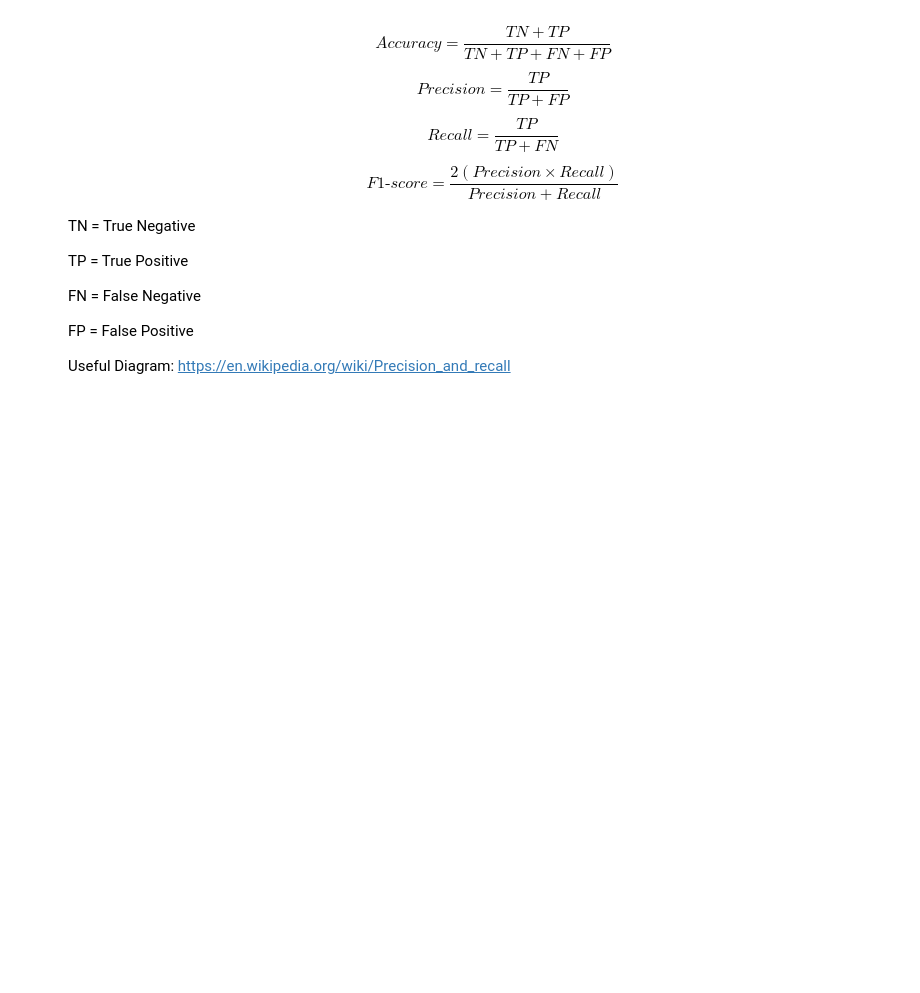
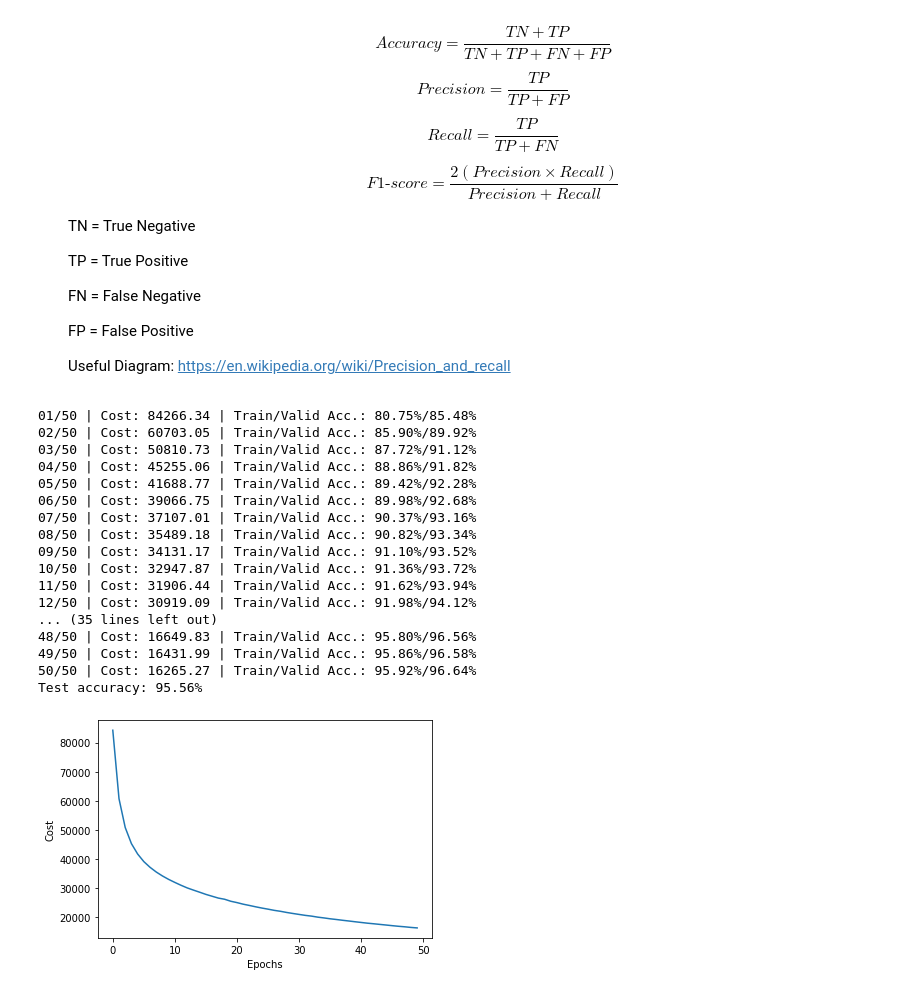
Before and after one commit to limited-fion/ee3-ml, a Jupyter notebook: Fion_ML_MLP.ipynb, the cells around one changed output. Cells and saved outputs as stored; diff of their text form; code cells hidden in the pictures; blank space fills up the shorter version.

```diff
--- a/Fion_ML_MLP.ipynb
+++ b/Fion_ML_MLP.ipynb
@@ -739,3 +662,59 @@ For this task, use the optimised l2 value from Task 1 and sigmoid activation. Ju
   FP = False Positive
 
   Useful Diagram: https://en.wikipedia.org/wiki/Precision_and_recall
+# %%
+# Executing the algorithm here
+
+n_epochs = 50 # Number of training epochs
+
+# Initialize a NeuralNet MLP
+nn = NeuralNetMLP(
+    n_hidden=100,
+    l2=0,
+    epochs=n_epochs,
+    alpha=0.0005,
+    minibatch_size=100,
+    shuffle=True,
+    seed=1,
+    activation="sigmoid"
+)
+
+# Here we use part of the training data for validation such that 55000 data samples for training and the rest 5000
+#for validation
+nn.fit(
+    X_train=X_train[:55000],
+    y_train=y_train[:55000],
+    X_valid=X_train[55000:],
+    y_valid=y_train[55000:]
+)
+
+y_test_pred = nn.predict(X_test)
+acc = (np.sum(y_test == y_test_pred)
+       .astype(np.float) / X_test.shape[0])
+
+print('Test accuracy: %.2f%%' % (acc * 100))
+
+# plot the cost vs epochs
+plt.plot(range(nn.epochs), nn.eval_['cost'])
+plt.ylabel('Cost')
+plt.xlabel('Epochs')
+plt.show()
+# %% [output]
+01/50 | Cost: 84266.34 | Train/Valid Acc.: 80.75%/85.48%
+02/50 | Cost: 60703.05 | Train/Valid Acc.: 85.90%/89.92%
+03/50 | Cost: 50810.73 | Train/Valid Acc.: 87.72%/91.12%
+04/50 | Cost: 45255.06 | Train/Valid Acc.: 88.86%/91.82%
+05/50 | Cost: 41688.77 | Train/Valid Acc.: 89.42%/92.28%
+06/50 | Cost: 39066.75 | Train/Valid Acc.: 89.98%/92.68%
+07/50 | Cost: 37107.01 | Train/Valid Acc.: 90.37%/93.16%
+08/50 | Cost: 35489.18 | Train/Valid Acc.: 90.82%/93.34%
+09/50 | Cost: 34131.17 | Train/Valid Acc.: 91.10%/93.52%
+10/50 | Cost: 32947.87 | Train/Valid Acc.: 91.36%/93.72%
+11/50 | Cost: 31906.44 | Train/Valid Acc.: 91.62%/93.94%
+12/50 | Cost: 30919.09 | Train/Valid Acc.: 91.98%/94.12%
+... (35 lines left out)
+48/50 | Cost: 16649.83 | Train/Valid Acc.: 95.80%/96.56%
+49/50 | Cost: 16431.99 | Train/Valid Acc.: 95.86%/96.58%
+50/50 | Cost: 16265.27 | Train/Valid Acc.: 95.92%/96.64%
+Test accuracy: 95.56%
+[figure, added]
```
Also changed, not shown: parts of 12 cells of this notebook.
